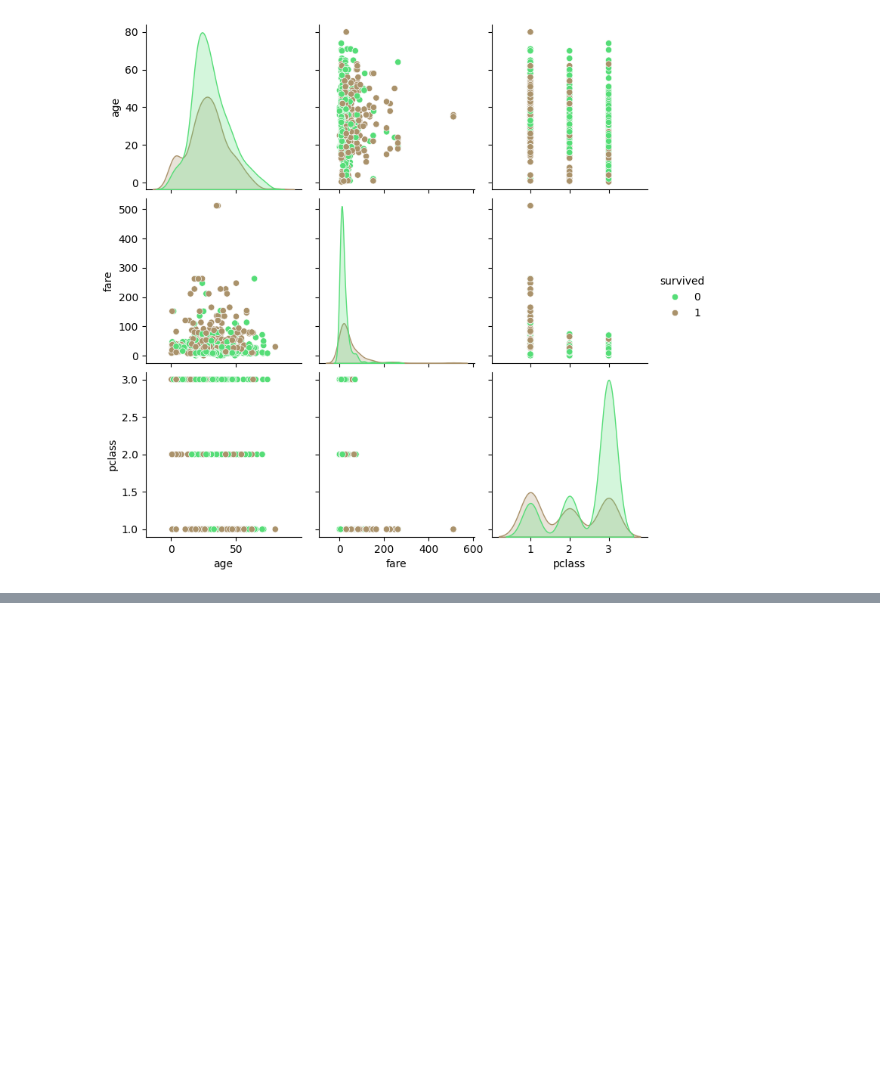
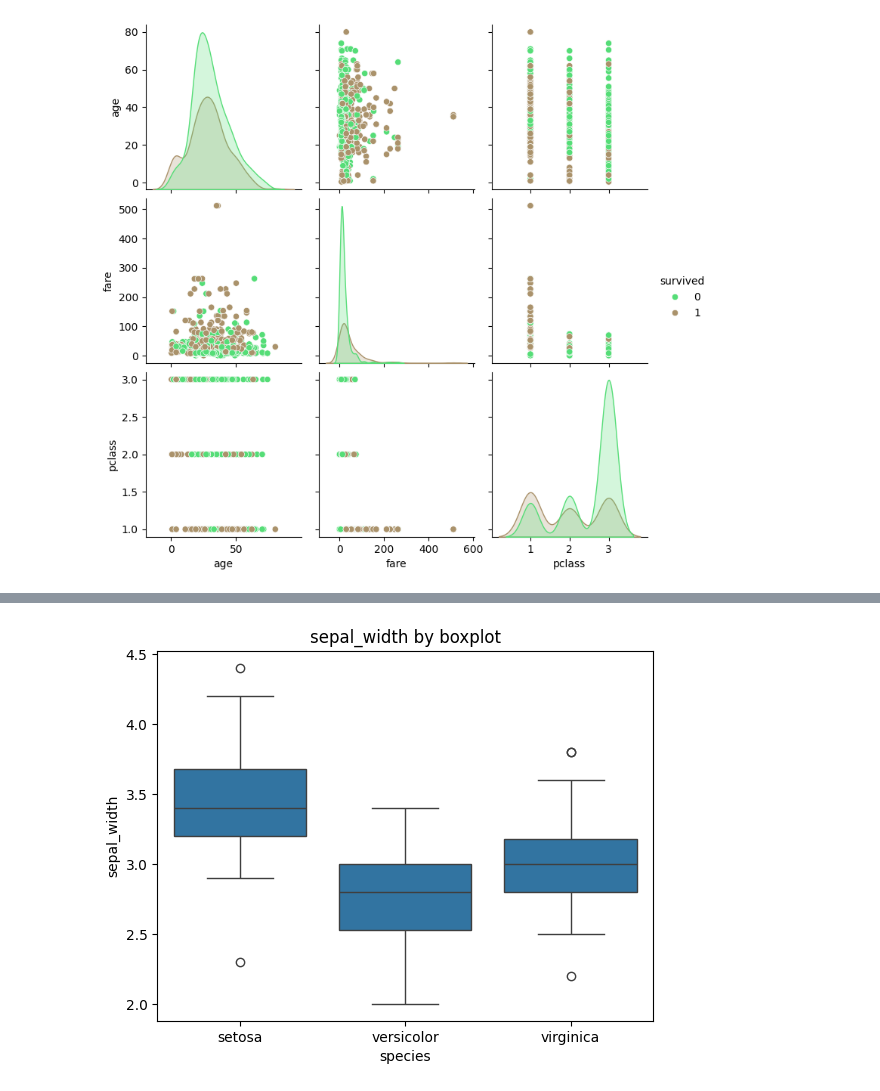
Before and after one commit to abhidubey03/Python-Basics, a Jupyter notebook: analysis/seaborn.ipynb, the cells around one changed output, grey strips where cells are left out. Saved outputs shown, nothing was run; the diff lists cells and outputs as text; code cells hidden in the pictures; blank space fills up the shorter version.

```diff
--- a/analysis/seaborn.ipynb
+++ b/analysis/seaborn.ipynb
@@ -69,0 +107,6 @@ plt.show()
+# %%
+sns.boxplot(df, y='sepal_width', x='species')
+plt.title('sepal_width by boxplot')
+plt.show()
+# %% [output]
+[figure, added]
```
Also changed, not shown: parts of 9 cells of this notebook, 1 other file.
